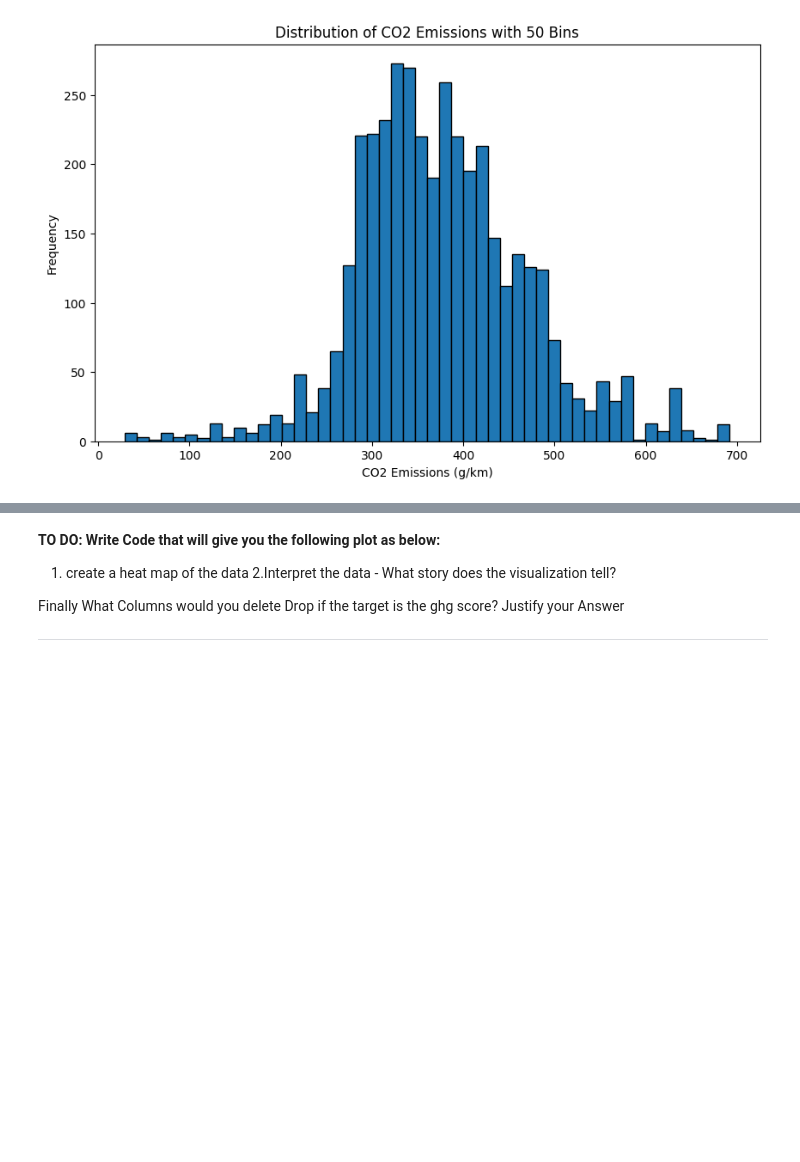
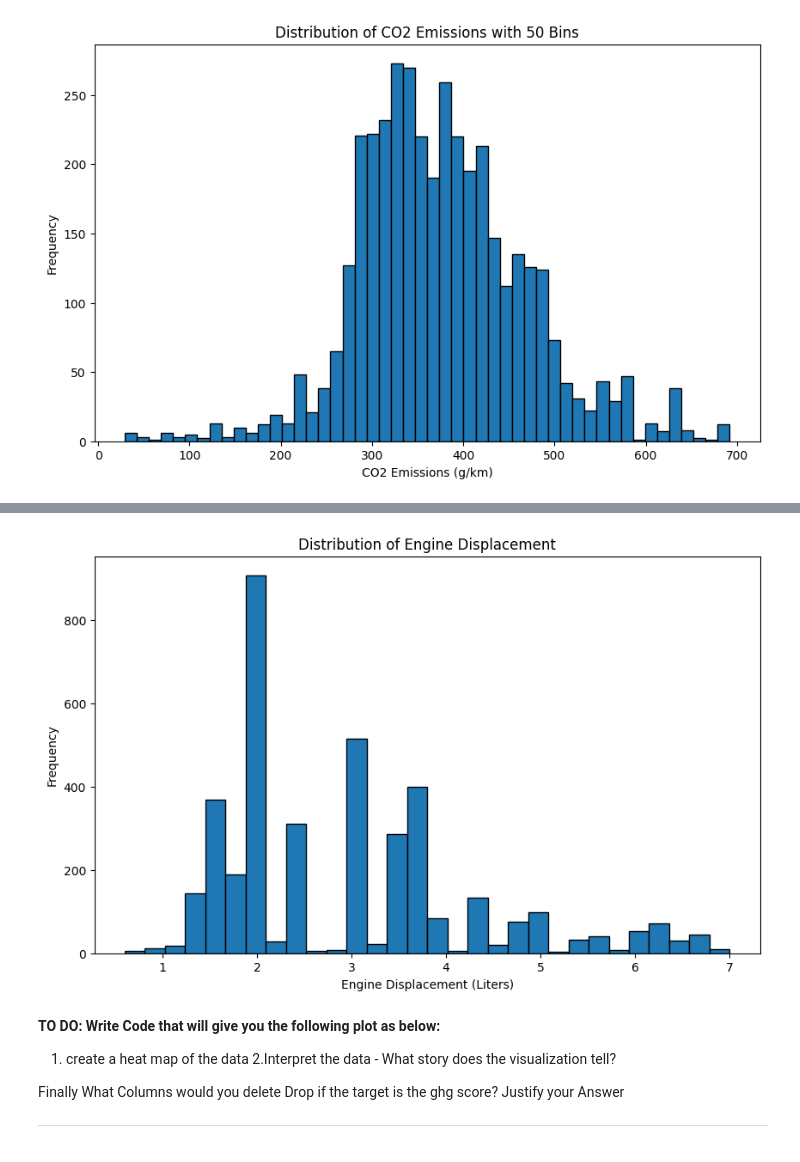
Before and after one commit to NiyonshutiDavid/Plotting-assignment, a Jupyter notebook: Peer_Group_2_Plotting_Assignment.ipynb, the cells around one changed output, grey strips where cells are left out. Cells and saved outputs as stored; diff of their text form; code cells hidden in the pictures; blank space fills up the shorter version.

```diff
--- a/Peer_Group_2_Plotting_Assignment.ipynb
+++ b/Peer_Group_2_Plotting_Assignment.ipynb
@@ -108,3 +116,14 @@ plt.show()
+# %%
+# YOUR CODE HERE
+displ_data = df["displ"]
+plt.figure(figsize=(10, 6))
+plt.hist(displ_data, bins=30, edgecolor='black')
+plt.title('Distribution of Engine Displacement')
+plt.xlabel('Engine Displacement (Liters)')
+plt.ylabel('Frequency')
+plt.show()
+# %% [output]
+[figure, added]
 # %% [markdown]
 **TO DO: Write Code that will give you the following plot as below:**
 
```
Also changed, not shown: parts of 6 cells of this notebook.
